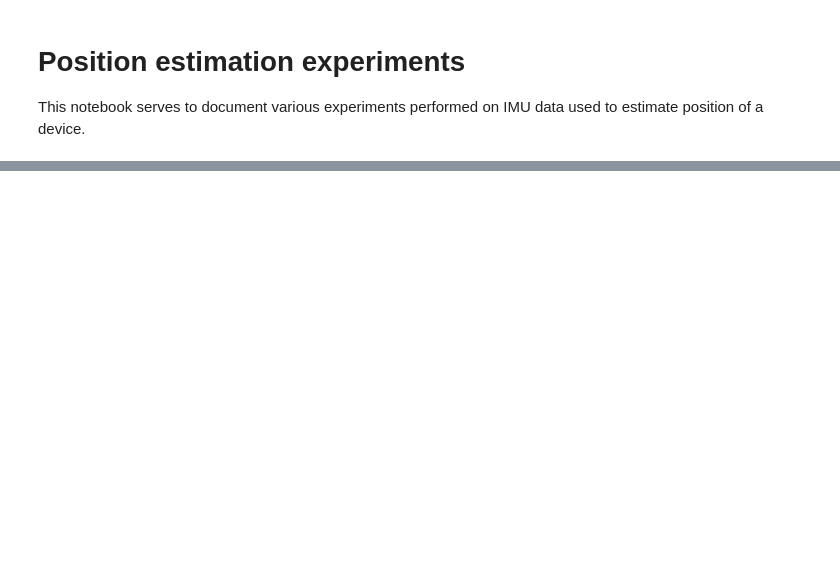
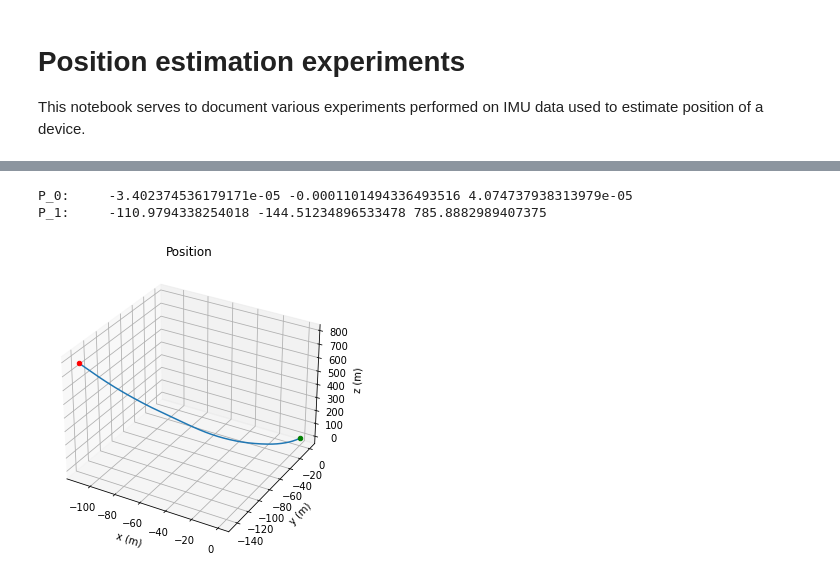
Before and after one commit to 17attert/abacus-imu-experiments, a Jupyter notebook: notebooks/position_estimation_experiments.ipynb, the cells around one changed output, grey strips where cells are left out. Cells and saved outputs as stored; diff of their text form; code cells hidden in the pictures; blank space fills up the shorter version.

```diff
--- a/notebooks/position_estimation_experiments.ipynb
+++ b/notebooks/position_estimation_experiments.ipynb
@@ -177,0 +232,24 @@ for ax in fig.get_axes():
+# %%
+# Position — 3D view
+
+fig = plt.figure()
+ax = Axes3D(fig)
+plt.title('Position')
+ax.plot3D(position[0], position[1], position[2])
+
+# Start and end points
+ax.scatter(position[0][0], position[1][0], position[2][0], color='green', marker='o')
+ax.scatter(position[0][-1], position[1][-1], position[2][-1], color='red', marker='o')
+
+ax.set_xlabel('x (m)')
+ax.set_ylabel('y (m)')
+ax.set_zlabel('z (m)')
+
+print("P_0:\t", position[0][0], position[1][0], position[2][0])
+print("P_1:\t", position[0][-1], position[1][-1], position[2][-1])
+
+# ax.view_init(0)
+# %% [output]
+P_0:     -3.402374536179171e-05 -0.0001101494336493516 4.074737938313979e-05
+P_1:     -110.9794338254018 -144.51234896533478 785.8882989407375
+[figure, added]
```
Also changed, not shown: parts of 12 cells of this notebook, 2 other files.
